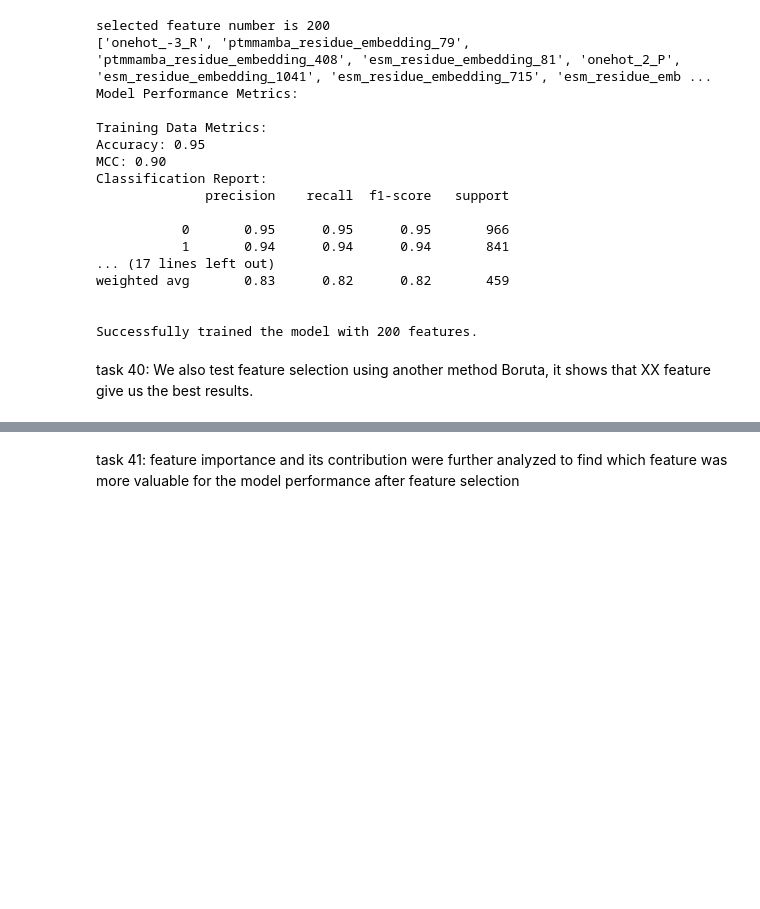
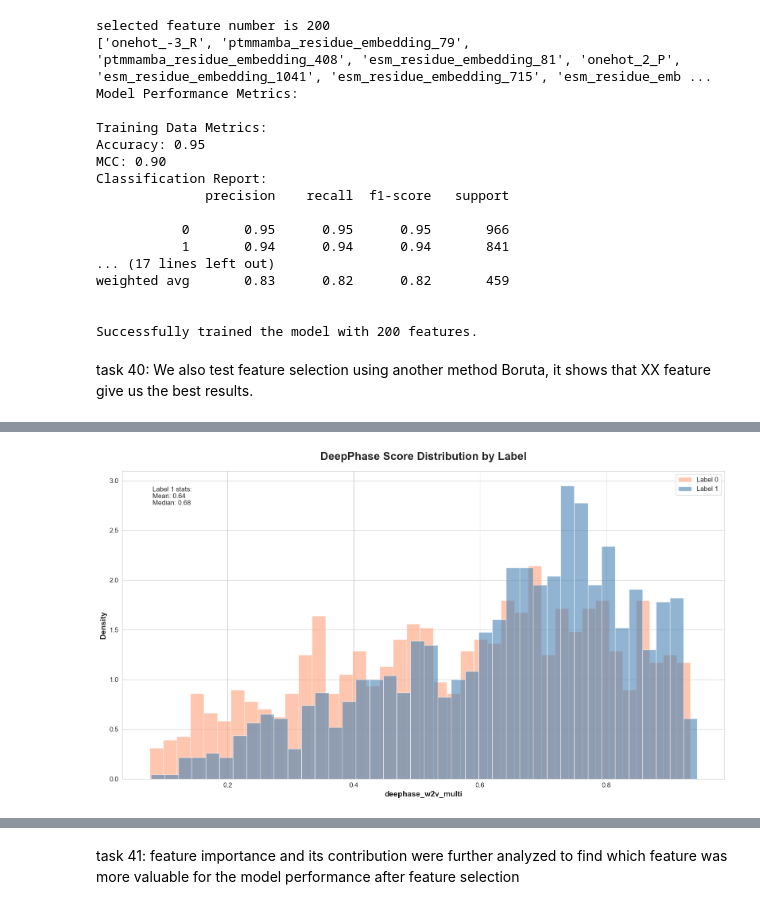
Before and after one commit to liuliu-umich/CAMP-14-3-3, a Jupyter notebook: 4.2 Modeling.ipynb, the cells around one changed output, grey strips where cells are left out. Saved outputs shown, nothing was run; the diff lists cells and outputs as text; code cells hidden in the pictures; blank space fills up the shorter version.

```diff
--- a/4.2 Modeling.ipynb
+++ b/4.2 Modeling.ipynb
@@ -886,0 +1042,4 @@ selected_features = boruta_feature_selection(training_dataset_df)
+# %%
+plot_deepphase_score_by_label(training_dataset_df, "deephase_w2v_multi")
+# %% [output]
+[figure, added]
```
Also changed, not shown: parts of 29 cells of this notebook, 3 other files.
